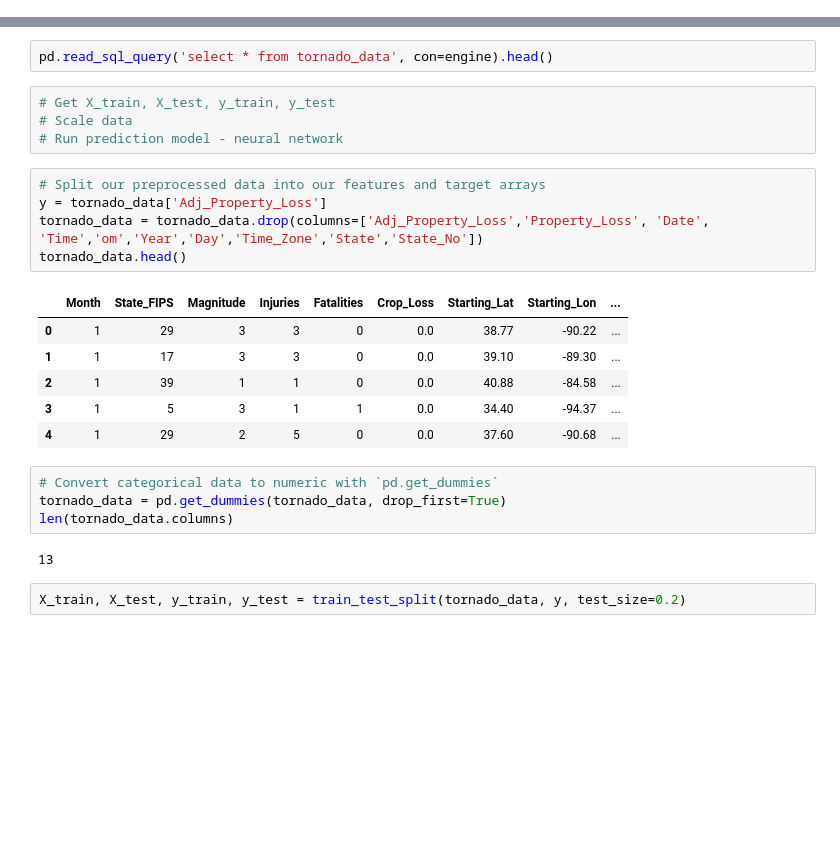
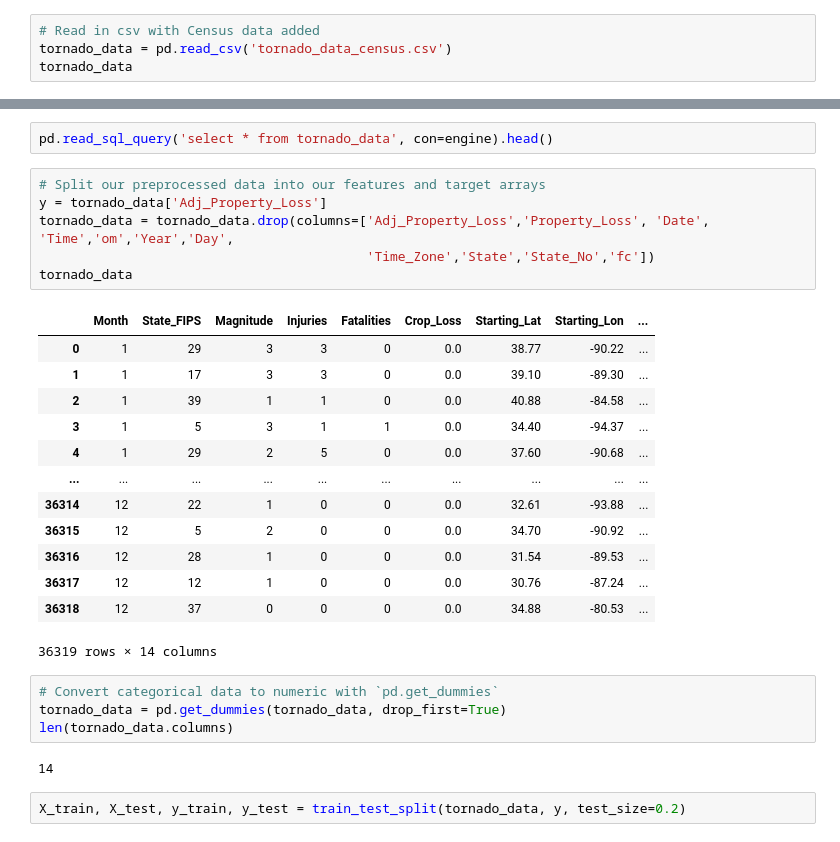
Before and after one commit to lmarksman/Project4, a Jupyter notebook: Final_Project_models-checkpoint.ipynb, the cells around one changed output, grey strips where cells are left out. Cells and saved outputs as stored; diff of their text form; blank space fills up the shorter version.

```diff
--- a/Final_Project_models-checkpoint.ipynb
+++ b/Final_Project_models-checkpoint.ipynb
@@ -47,0 +65,4 @@ tornado_data
+# %%
+# Read in csv with Census data added
+tornado_data = pd.read_csv('tornado_data_census.csv')
+tornado_data
@@ -106,28 +141,32 @@ ModuleNotFoundError: No module named 'config'
 tornado_data.to_sql(name='tornado_data', con=engine, if_exists='replace', index=False)
 # %%
 pd.read_sql_query('select * from tornado_data', con=engine).head()
-# %%
-# Get X_train, X_test, y_train, y_test
-# Scale data
-# Run prediction model - neural network
 # %%
 # Split our preprocessed data into our features and target arrays
 y = tornado_data['Adj_Property_Loss']
-tornado_data = tornado_data.drop(columns=['Adj_Property_Loss','Property_Loss', 'Date', 'Time','om','Year','Day','Time_Zone','State','State_No'])
-tornado_data.head()
+tornado_data = tornado_data.drop(columns=['Adj_Property_Loss','Property_Loss', 'Date', 'Time','om','Year','Day',
+                                          'Time_Zone','State','State_No','fc'])
+tornado_data
 # %% [output]
 |  | Month | State_FIPS | Magnitude | Injuries | Fatalities | Crop_Loss | Starting_Lat | Starting_Lon | ... |
 | 0 | 1 | 29 | 3 | 3 | 0 | 0.0 | 38.77 | -90.22 | ... |
 | 1 | 1 | 17 | 3 | 3 | 0 | 0.0 | 39.10 | -89.30 | ... |
 | 2 | 1 | 39 | 1 | 1 | 0 | 0.0 | 40.88 | -84.58 | ... |
 | 3 | 1 | 5 | 3 | 1 | 1 | 0.0 | 34.40 | -94.37 | ... |
 | 4 | 1 | 29 | 2 | 5 | 0 | 0.0 | 37.60 | -90.68 | ... |
+| ... | ... | ... | ... | ... | ... | ... | ... | ... | ... |
+| 36314 | 12 | 22 | 1 | 0 | 0 | 0.0 | 32.61 | -93.88 | ... |
+| 36315 | 12 | 5 | 2 | 0 | 0 | 0.0 | 34.70 | -90.92 | ... |
+| 36316 | 12 | 28 | 1 | 0 | 0 | 0.0 | 31.54 | -89.53 | ... |
+| 36317 | 12 | 12 | 1 | 0 | 0 | 0.0 | 30.76 | -87.24 | ... |
+| 36318 | 12 | 37 | 0 | 0 | 0 | 0.0 | 34.88 | -80.53 | ... |
+36319 rows × 14 columns
 # %%
 # Convert categorical data to numeric with `pd.get_dummies`
 tornado_data = pd.get_dummies(tornado_data, drop_first=True)
 len(tornado_data.columns)
 # %% [output]
-13
+14
 # %%
 X_train, X_test, y_train, y_test = train_test_split(tornado_data, y, test_size=0.2)
 # %%
```
Also changed, not shown: parts of 10 cells of this notebook, 4 other files.
